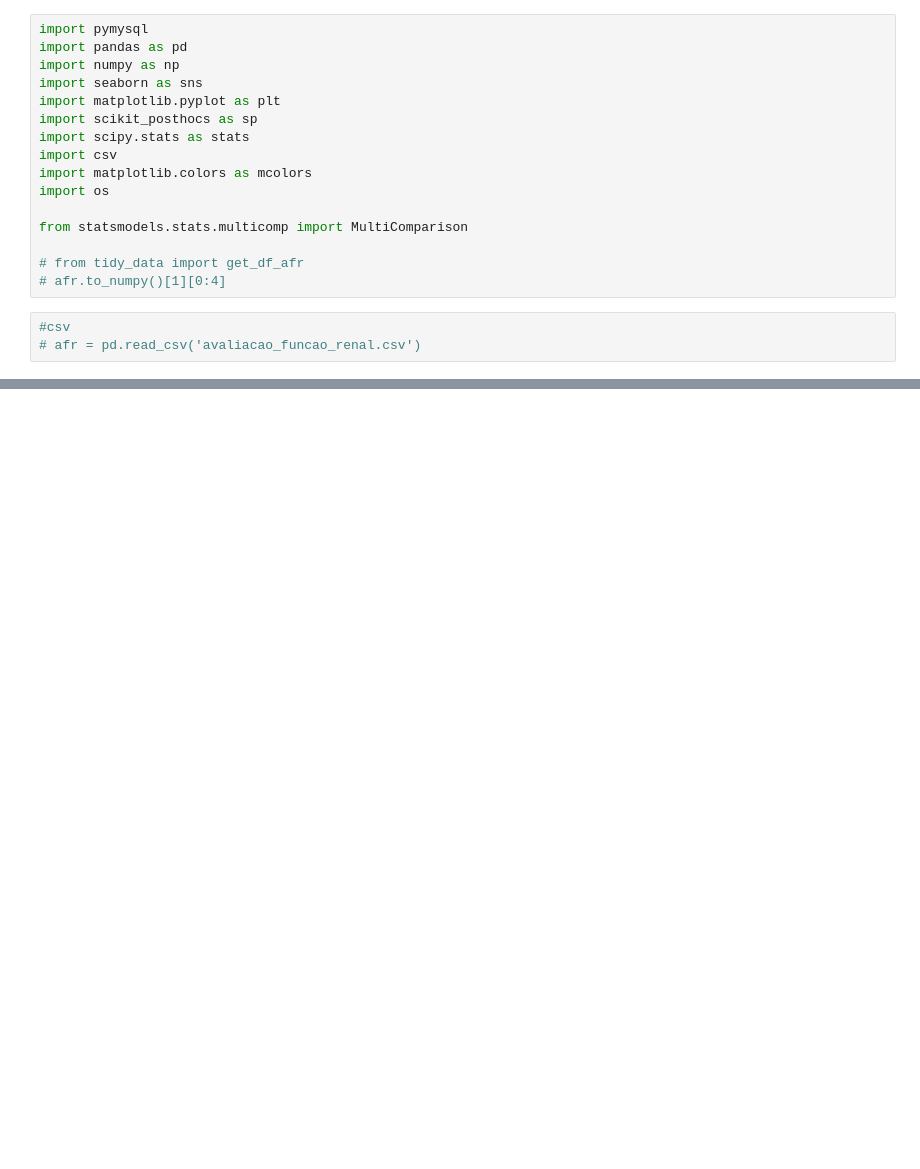
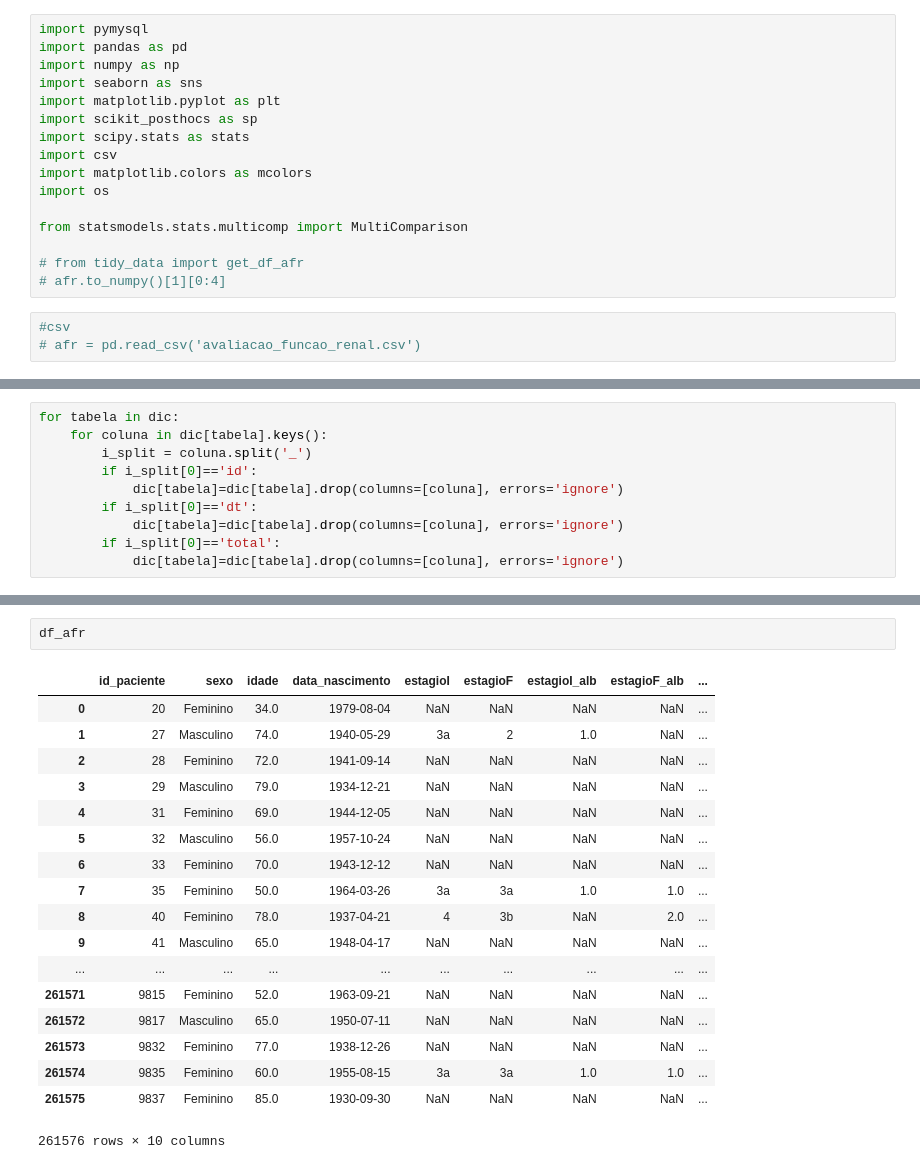
Before and after one commit to gabiiwa/DRC, a Jupyter notebook: analise_distribuicao.ipynb, the cells around one changed output, grey strips where cells are left out. Cells and saved outputs as stored; diff of their text form; blank space fills up the shorter version.

```diff
--- a/analise_distribuicao.ipynb
+++ b/analise_distribuicao.ipynb
@@ -19,0 +75,10 @@ from statsmodels.stats.multicomp import MultiComparison
+# %%
+for tabela in dic:
+    for coluna in dic[tabela].keys():
+        i_split = coluna.split('_')
+        if i_split[0]=='id':
+            dic[tabela]=dic[tabela].drop(columns=[coluna], errors='ignore')
+        if i_split[0]=='dt':
+            dic[tabela]=dic[tabela].drop(columns=[coluna], errors='ignore')
+        if i_split[0]=='total':
+            dic[tabela]=dic[tabela].drop(columns=[coluna], errors='ignore')
@@ -106,0 +231,21 @@ for ind in range(len(nomes_exames)):
+# %%
+df_afr
+# %% [output]
+|  | id_paciente | sexo | idade | data_nascimento | estagioI | estagioF | estagioI_alb | estagioF_alb | ... |
+| 0 | 20 | Feminino | 34.0 | 1979-08-04 | NaN | NaN | NaN | NaN | ... |
+| 1 | 27 | Masculino | 74.0 | 1940-05-29 | 3a | 2 | 1.0 | NaN | ... |
+| 2 | 28 | Feminino | 72.0 | 1941-09-14 | NaN | NaN | NaN | NaN | ... |
+| 3 | 29 | Masculino | 79.0 | 1934-12-21 | NaN | NaN | NaN | NaN | ... |
+| 4 | 31 | Feminino | 69.0 | 1944-12-05 | NaN | NaN | NaN | NaN | ... |
+| 5 | 32 | Masculino | 56.0 | 1957-10-24 | NaN | NaN | NaN | NaN | ... |
+| 6 | 33 | Feminino | 70.0 | 1943-12-12 | NaN | NaN | NaN | NaN | ... |
+| 7 | 35 | Feminino | 50.0 | 1964-03-26 | 3a | 3a | 1.0 | 1.0 | ... |
+| 8 | 40 | Feminino | 78.0 | 1937-04-21 | 4 | 3b | NaN | 2.0 | ... |
+| 9 | 41 | Masculino | 65.0 | 1948-04-17 | NaN | NaN | NaN | NaN | ... |
+| ... | ... | ... | ... | ... | ... | ... | ... | ... | ... |
+| 261571 | 9815 | Feminino | 52.0 | 1963-09-21 | NaN | NaN | NaN | NaN | ... |
+| 261572 | 9817 | Masculino | 65.0 | 1950-07-11 | NaN | NaN | NaN | NaN | ... |
+| 261573 | 9832 | Feminino | 77.0 | 1938-12-26 | NaN | NaN | NaN | NaN | ... |
+| 261574 | 9835 | Feminino | 60.0 | 1955-08-15 | 3a | 3a | 1.0 | 1.0 | ... |
+| 261575 | 9837 | Feminino | 85.0 | 1930-09-30 | NaN | NaN | NaN | NaN | ... |
+261576 rows × 10 columns
```
Also changed, not shown: parts of 15 cells of this notebook, 37 other files.
